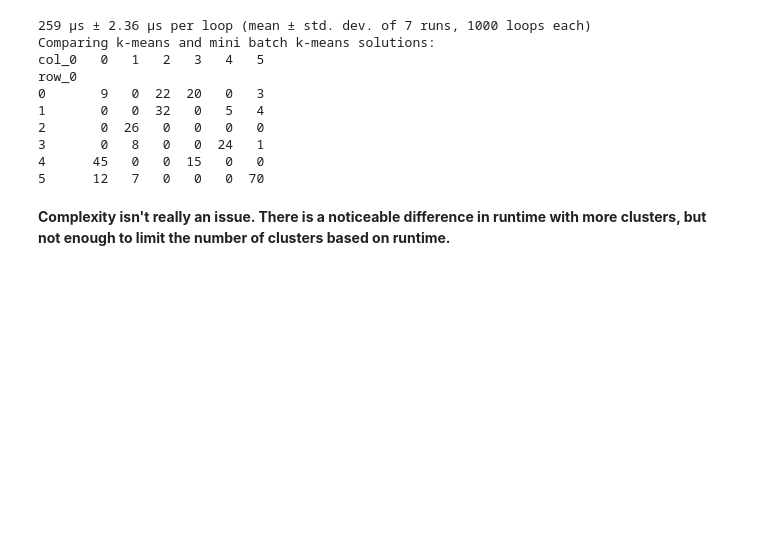
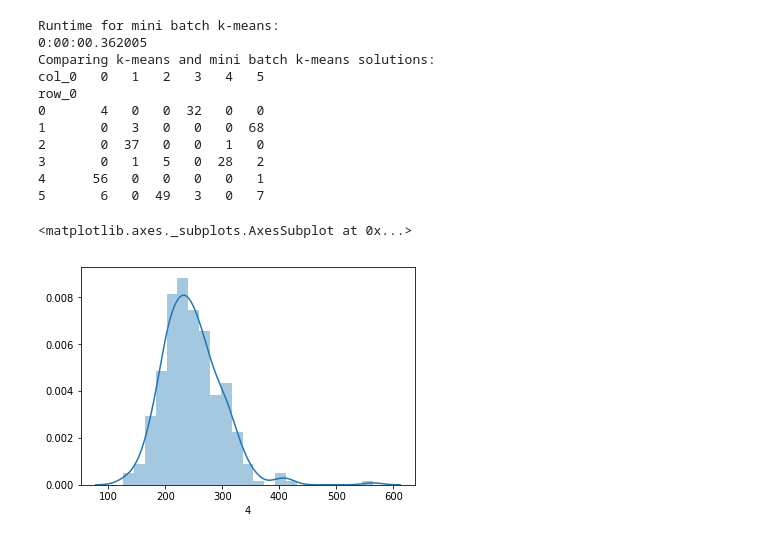
Before and after one commit to milabknowin/Thinkful, a Jupyter notebook: Unsupervised_Learning/Clusters/K_Means.ipynb, the cells around one changed output. Cells and saved outputs as stored; diff of their text form; code cells hidden in the pictures; blank space fills up the shorter version.

```diff
--- a/Unsupervised_Learning/Clusters/K_Means.ipynb
+++ b/Unsupervised_Learning/Clusters/K_Means.ipynb
@@ -115,21 +137,30 @@ minibatchkmeans = MiniBatchKMeans(
 minibatchkmeans.fit(X_pca)
 
 # Add the new predicted cluster memberships to the data frame.
-%timeit predict_mini = minibatchkmeans.predict(X_pca)
+predict_mini = minibatchkmeans.predict(X_pca)
+
+print('Runtime for mini batch k-means:')
+print(datetime.now() - startTime)
 
 # Check the MiniBatch model against our earlier one.
 print('Comparing k-means and mini batch k-means solutions:')
 print(pd.crosstab(predict_mini, y_pred))
 # %% [output]
-259 µs ± 2.36 µs per loop (mean ± std. dev. of 7 runs, 1000 loops each)
+Runtime for mini batch k-means:
+0:00:00.362005
 Comparing k-means and mini batch k-means solutions:
 col_0   0   1   2   3   4   5
 row_0
-0       9   0  22  20   0   3
-1       0   0  32   0   5   4
-2       0  26   0   0   0   0
-3       0   8   0   0  24   1
-4      45   0   0  15   0   0
-5      12   7   0   0   0  70
+0       4   0   0  32   0   0
+1       0   3   0   0   0  68
+2       0  37   0   0   1   0
+3       0   1   5   0  28   2
+4      56   0   0   0   0   1
+5       6   0  49   3   0   7
-# %% [markdown]
-**Complexity isn't really an issue. There is a noticeable difference in runtime with more clusters, but not enough to limit the number of clusters based on runtime.**
+# %%
+# humps are a visual representation of means
+
+sns.distplot(df[4])
+# %% [output]
+<matplotlib.axes._subplots.AxesSubplot at 0x...>
+[figure, added]
```
Also changed, not shown: parts of 7 cells of this notebook.
